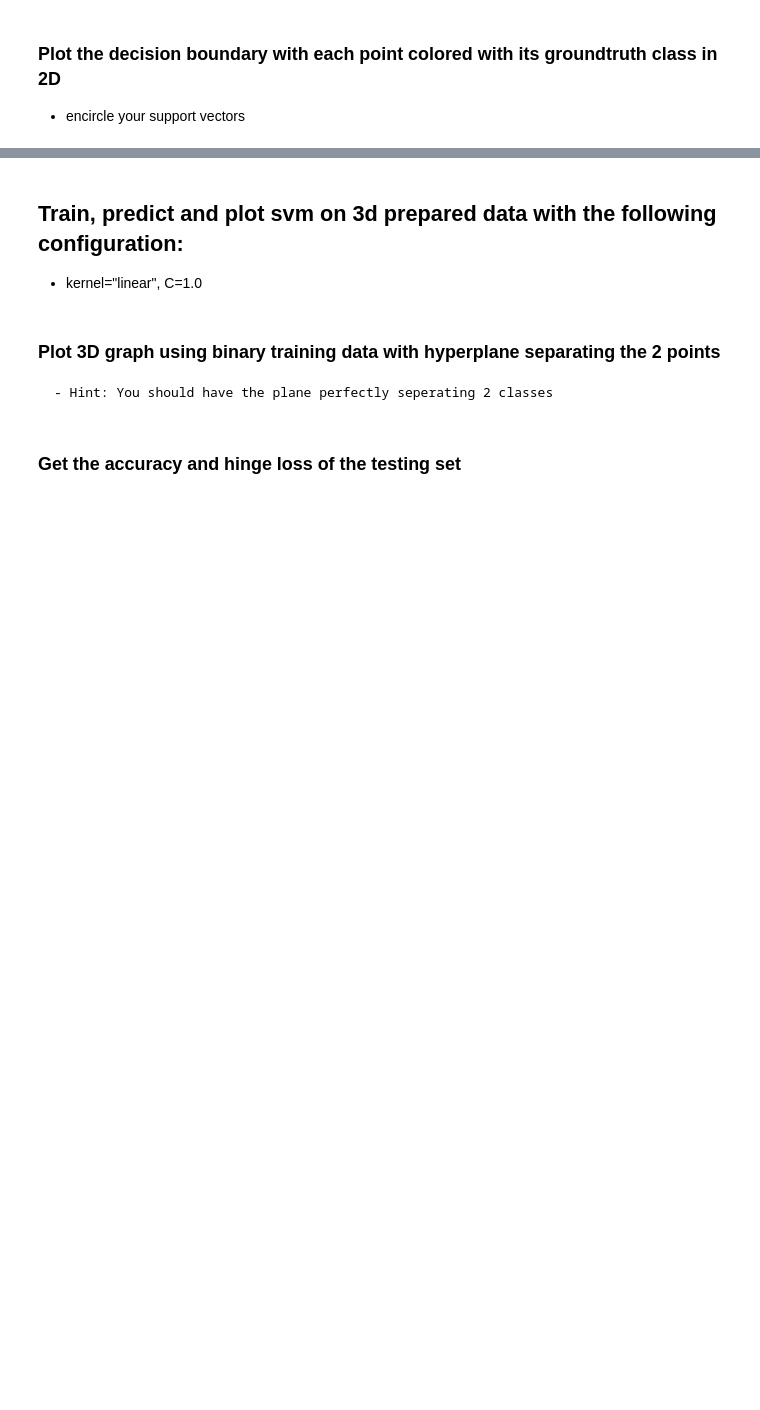
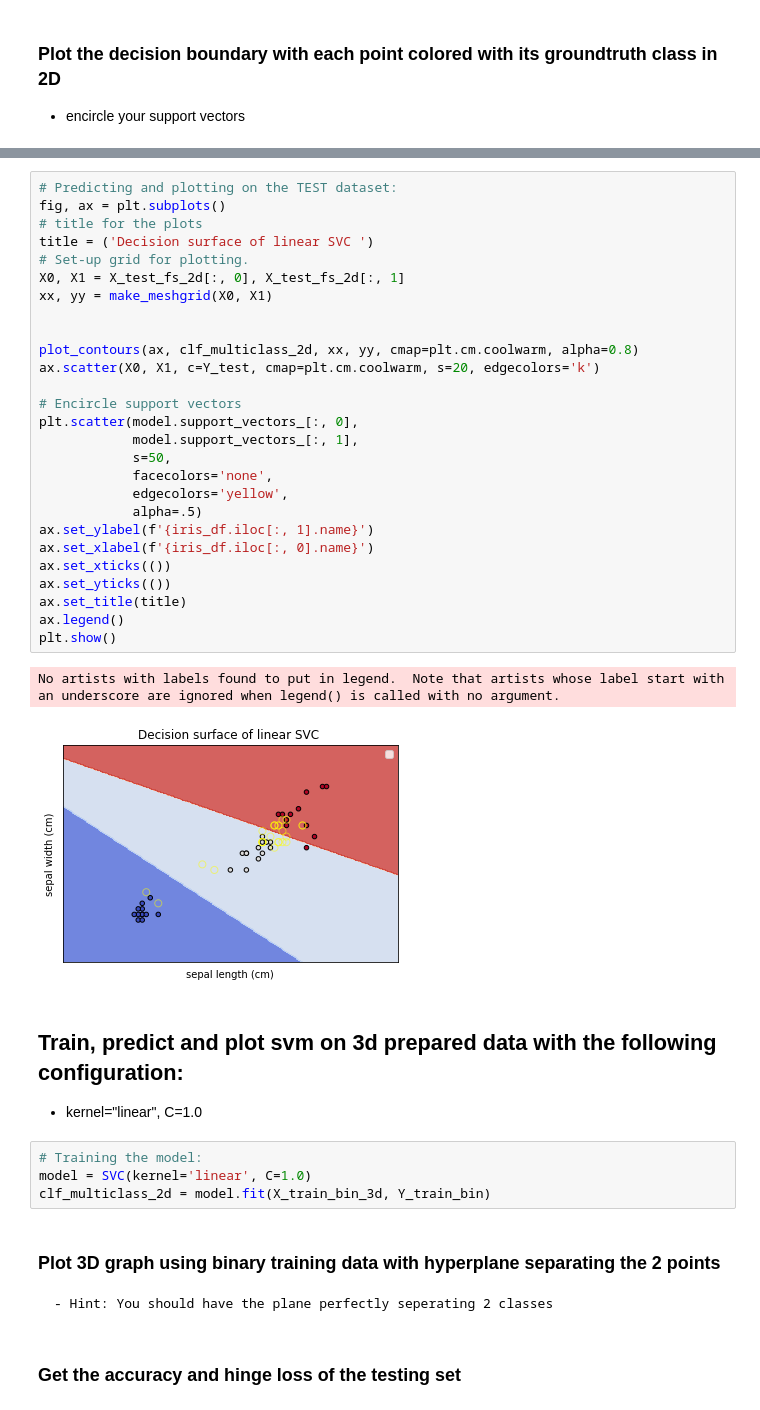
Before and after one commit to ygalvao/UoW-Intro-to-ML-final-lab, a Jupyter notebook: Lab6.ipynb, the cells around one changed output, grey strips where cells are left out. Drawn from its saved outputs; the diff is of its cells as text; blank space fills up the shorter version.

```diff
--- a/Lab6.ipynb
+++ b/Lab6.ipynb
@@ -182,7 +289,41 @@ array([[-0.15148942, -0.27585067],
+# %%
+# Predicting and plotting on the TEST dataset:
+fig, ax = plt.subplots()
+# title for the plots
+title = ('Decision surface of linear SVC ')
+# Set-up grid for plotting.
+X0, X1 = X_test_fs_2d[:, 0], X_test_fs_2d[:, 1]
+xx, yy = make_meshgrid(X0, X1)
+
+
+plot_contours(ax, clf_multiclass_2d, xx, yy, cmap=plt.cm.coolwarm, alpha=0.8)
+ax.scatter(X0, X1, c=Y_test, cmap=plt.cm.coolwarm, s=20, edgecolors='k')
+
+# Encircle support vectors
+plt.scatter(model.support_vectors_[:, 0],
+            model.support_vectors_[:, 1],
+            s=50,
+            facecolors='none',
+            edgecolors='yellow',
+            alpha=.5)
+ax.set_ylabel(f'{iris_df.iloc[:, 1].name}')
+ax.set_xlabel(f'{iris_df.iloc[:, 0].name}')
+ax.set_xticks(())
+ax.set_yticks(())
+ax.set_title(title)
+ax.legend()
+plt.show()
+# %% [output]
+No artists with labels found to put in legend.  Note that artists whose label start with an underscore are ignored when legend() is called with no argument.
+[figure, added]
 # %% [markdown]
 ## Train, predict and plot svm on 3d prepared data with the following configuration:
 
 - kernel="linear", C=1.0
+# %%
+# Training the model:
+model = SVC(kernel='linear', C=1.0)
+clf_multiclass_2d = model.fit(X_train_bin_3d, Y_train_bin)
 # %% [markdown]
 ### Plot 3D graph using binary training data with hyperplane separating the 2 points
     - Hint: You should have the plane perfectly seperating 2 classes
```
Also changed, not shown: parts of 18 cells of this notebook.
